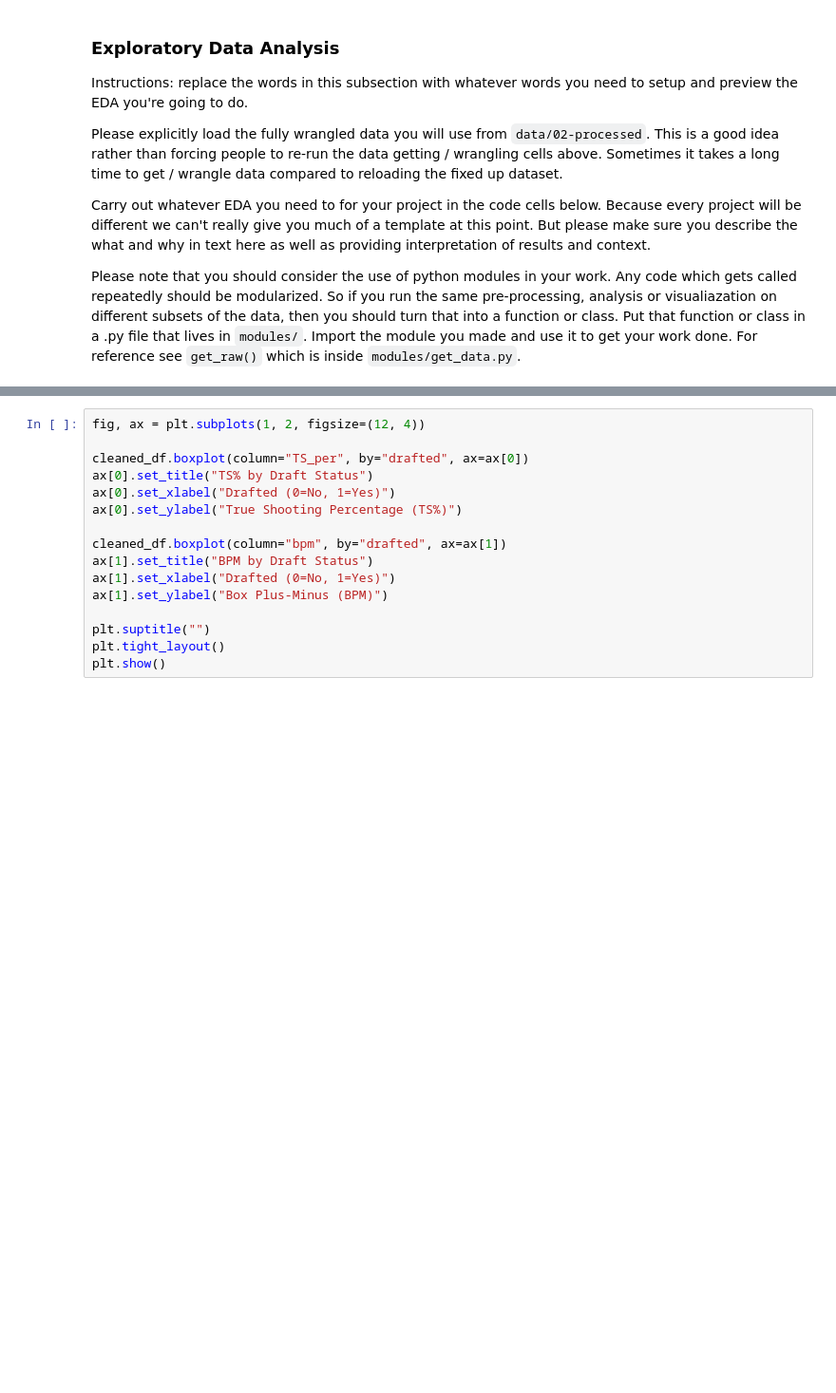
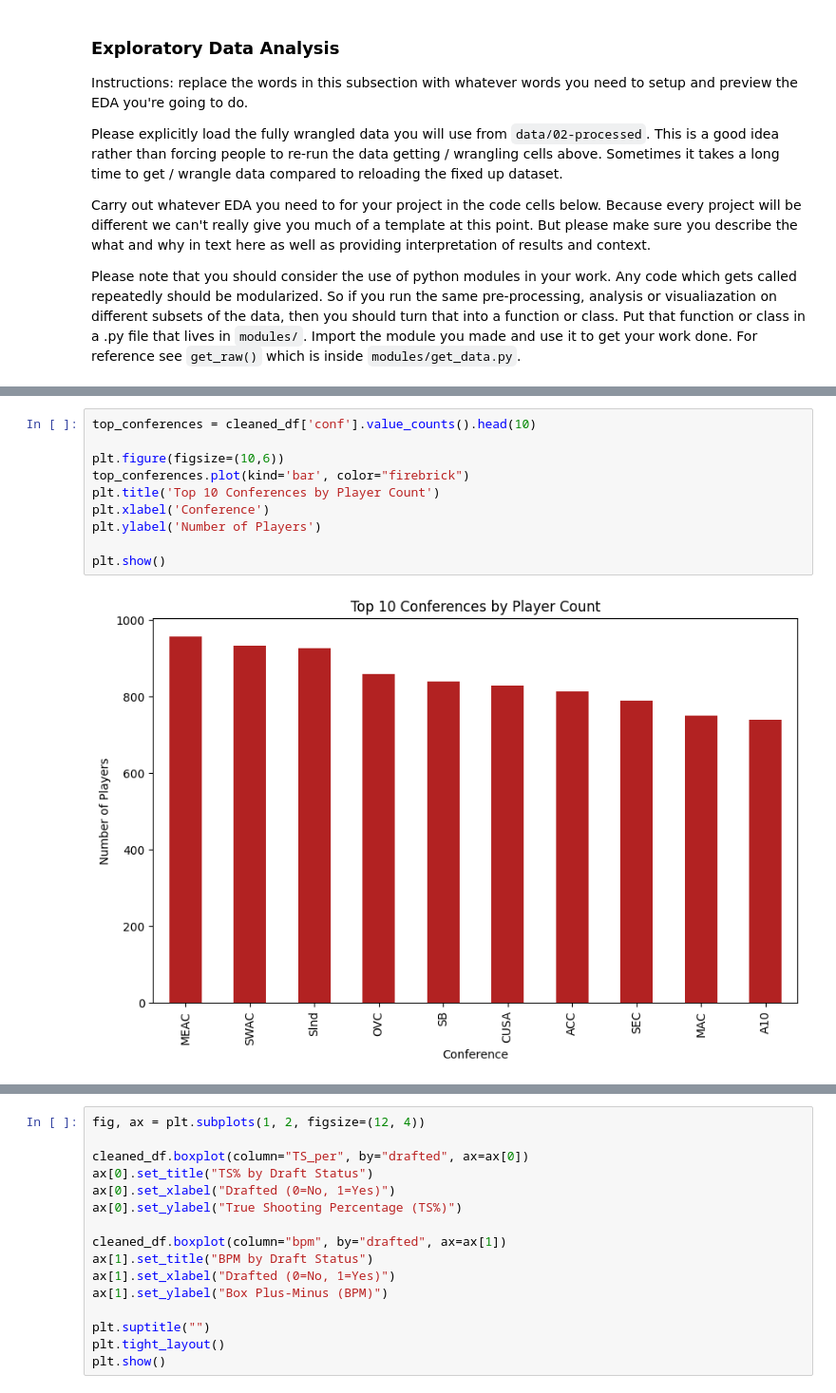
Before and after one commit to COGS108/Group044_WI26, a Jupyter notebook: 02-EDACheckpoint.ipynb, the cells around one changed output, grey strips where cells are left out. Shown at 95% size. Saved outputs shown, nothing was run; the diff lists cells and outputs as text; blank space fills up the shorter version.

```diff
--- a/02-EDACheckpoint.ipynb
+++ b/02-EDACheckpoint.ipynb
@@ -433,3 +432,15 @@ plt.show()
+# %%
+top_conferences = cleaned_df['conf'].value_counts().head(10)
+
+plt.figure(figsize=(10,6))
+top_conferences.plot(kind='bar', color="firebrick")
+plt.title('Top 10 Conferences by Player Count')
+plt.xlabel('Conference')
+plt.ylabel('Number of Players')
+
+plt.show()
+# %% [output]
+[figure, added]
 # %%
 fig, ax = plt.subplots(1,2, figsize=(12,4))
 
```
Also changed, not shown: parts of 11 cells of this notebook.
